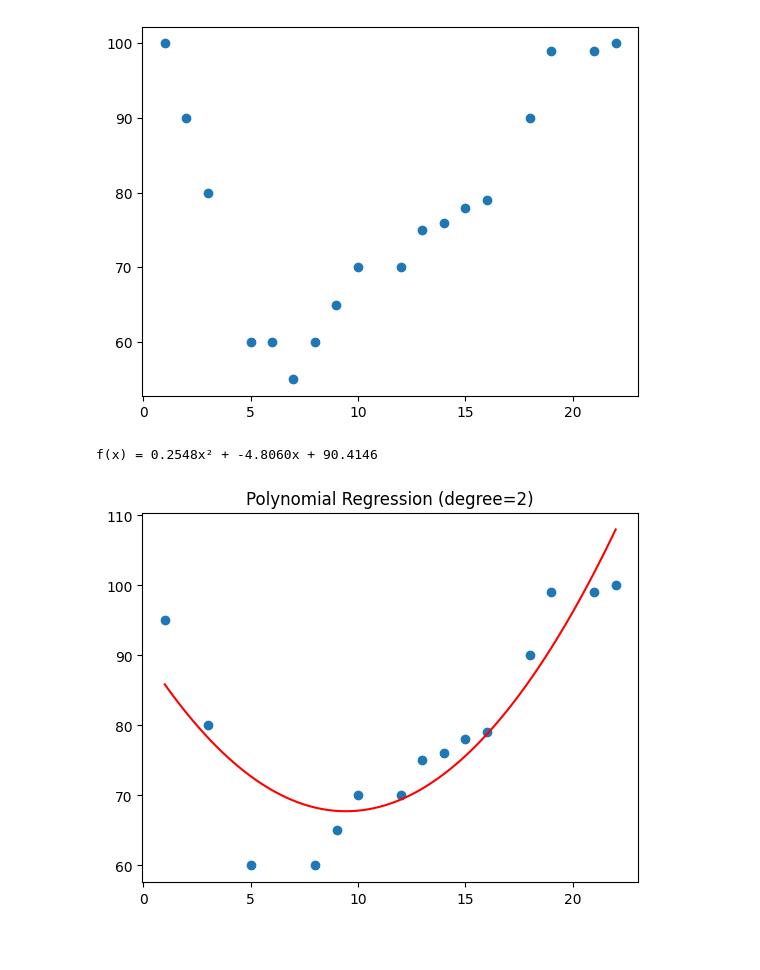
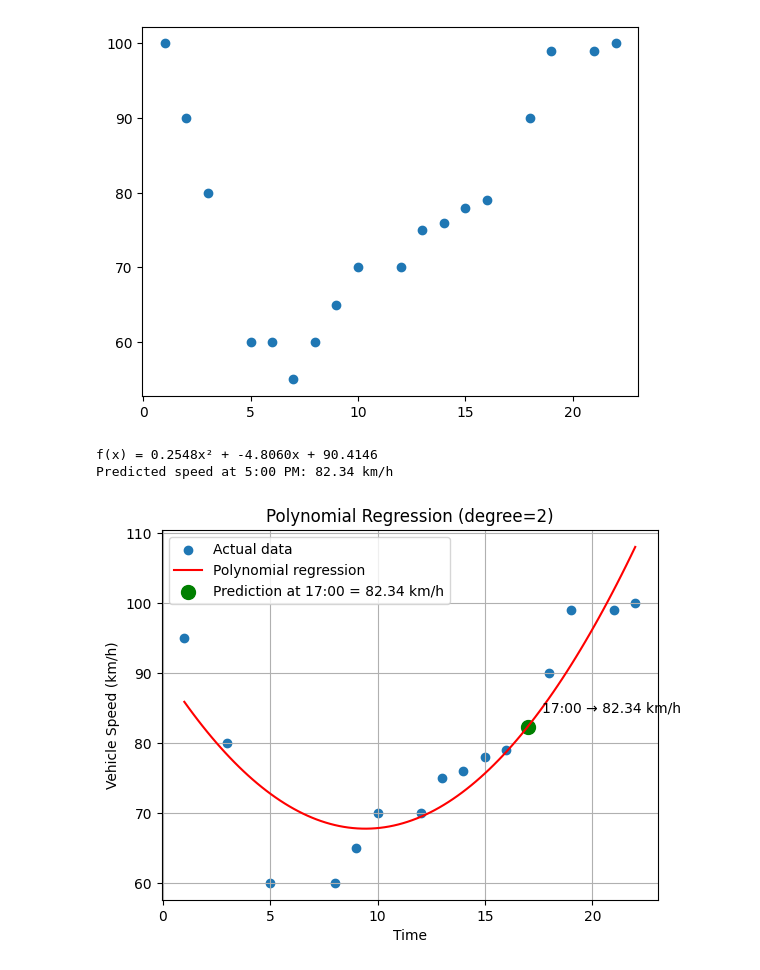
Before and after one commit to Davronovvv/AI_Electronic_Davronovvv, a Jupyter notebook: Javoxirbek.ipynb, the cells around one changed output. Saved outputs shown, nothing was run; the diff lists cells and outputs as text; code cells hidden in the pictures; blank space fills up the shorter version.

```diff
--- a/Javoxirbek.ipynb
+++ b/Javoxirbek.ipynb
@@ -10,35 +10,58 @@ plt.show()
 # %% [output]
 [figure]
 # %%
-#######
 import numpy as np
 import matplotlib.pyplot as plt
 
 # Data
 x = [1, 3, 5, 8, 9, 10, 12, 13, 14, 15, 16, 18, 19, 21, 22]
 y = [95, 80, 60, 60, 65, 70, 70, 75, 76, 78, 79, 90, 99, 99, 100]
 
-# Create a regression model using a second-degree polynomial
+# Create a second-degree polynomial regression model
 mymodel = np.poly1d(np.polyfit(x, y, 2))
 
-# Extract the coefficients in the form f(x) = ax^2 + bx + c
+# Extract coefficients
 a, b, c = mymodel.coefficients
 
-# Define the prediction function
+# Prediction function
 def f(x_value):
     return mymodel(x_value)
 
-# Print the prediction equation
+# Print prediction equation
 print(f"f(x) = {a:.4f}x² + {b:.4f}x + {c:.4f}")
 
-# Generate x-values for prediction
+# Predict speed at 5:00 PM (17:00)
+prediction_time = 17
+predicted_speed = f(prediction_time)
+
+# Print predicted speed
+print(f"Predicted speed at 5:00 PM: {predicted_speed:.2f} km/h")
+
+# Generate x-values for regression curve
 myline = np.linspace(1, 22, 100)
 
 # Visualization
-plt.scatter(x, y)
-plt.plot(myline, f(myline), color='red')
+plt.scatter(x, y, label="Actual data")
+plt.plot(myline, f(myline), color='red', label="Polynomial regression")
+
+# Display predicted value on graph
+plt.scatter(prediction_time, predicted_speed, color='green', s=100,
+            label=f"Prediction at 17:00 = {predicted_speed:.2f} km/h")
+
+plt.annotate(
+    f"17:00 → {predicted_speed:.2f} km/h",
+    (prediction_time, predicted_speed),
+    xytext=(10, 10),
+    textcoords="offset points"
+)
+
 plt.title("Polynomial Regression (degree=2)")
+plt.xlabel("Time")
+plt.ylabel("Vehicle Speed (km/h)")
+plt.legend()
+plt.grid(True)
 plt.show()
 # %% [output]
 f(x) = 0.2548x² + -4.8060x + 90.4146
+Predicted speed at 5:00 PM: 82.34 km/h
-[figure, old version]
+[figure, new version]
```
